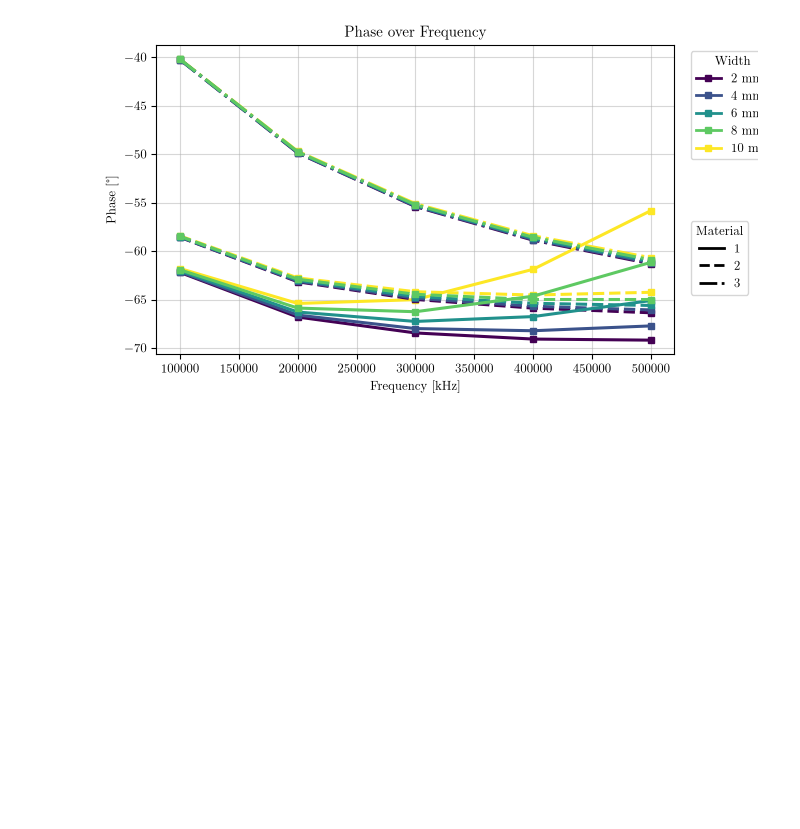
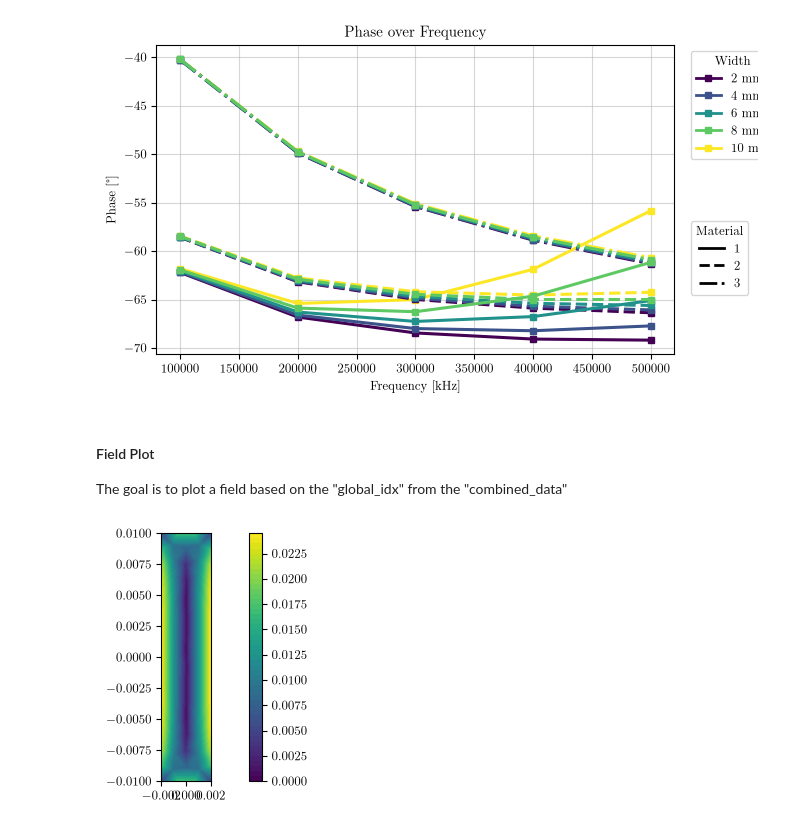
Before and after one commit to upb-lea/MPhSweepKit, a Jupyter notebook: examples/studies/ferrite_plate_capacitor/3_plots.ipynb, the cells around one changed output. Cells and saved outputs as stored; diff of their text form; code cells hidden in the pictures; blank space fills up the shorter version.

Commit message:
add rudimentary functionality of field-plotting into the cuboid capacitor example.

```diff
--- a/examples/studies/ferrite_plate_capacitor/3_plots.ipynb
+++ b/examples/studies/ferrite_plate_capacitor/3_plots.ipynb
@@ -134,3 +133,36 @@ dp.y_over_x_with_color_and_style(
 plt.show()
 # %% [output]
 [figure]
+# %% [markdown]
+#### Field Plot
+The goal is to plot a field based on the "global_idx" from the "combined_data"
+# %%
+# Read the exported text file into a pandas DataFrame and display the first few rows
+geometry_no = 1
+# TODO: add passing the parameter names as column names to the read_comsol_txt function
+
+read_df = read_comsol_dataset(f"field_data/geometry_{geometry_no}.txt")
+# read_df.head()
+# %%
+pf = PlotField(read_df)
+# pf.df.head()
+
+# TODO: build in analogy to the DataPlot -> PlotField can work with  just the directory of the result data,
+#       and then read all the files in that directory to create a single PlotField object.
+#       This would allow for easier handling of multiple datasets without needing to manually read each file.
+# result_dir = Path("result_data")  # adjust if needed
+# dp = DataPlot.from_result_folder(result_dir)
+# %%
+exemplary_column = pf.df.columns[9]
+
+# Plot the data using tricontourf
+pf.plot_field(
+    x_col="x",
+    y_col="y",
+    value_col=exemplary_column,
+    kind="tricontourf",
+    levels=50,
+    figsize=(8, 3)
+)
+# %% [output]
+[figure, added]
```
Also changed, not shown: parts of 4 cells of this notebook.
